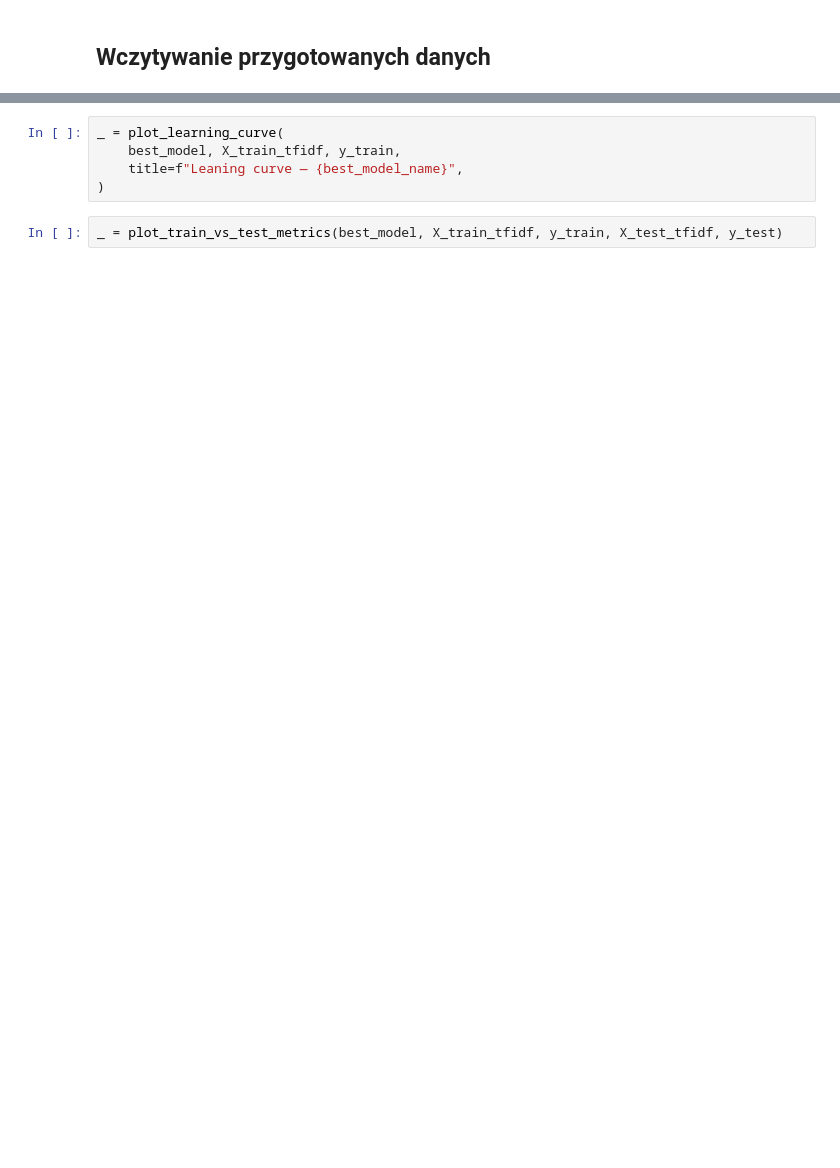
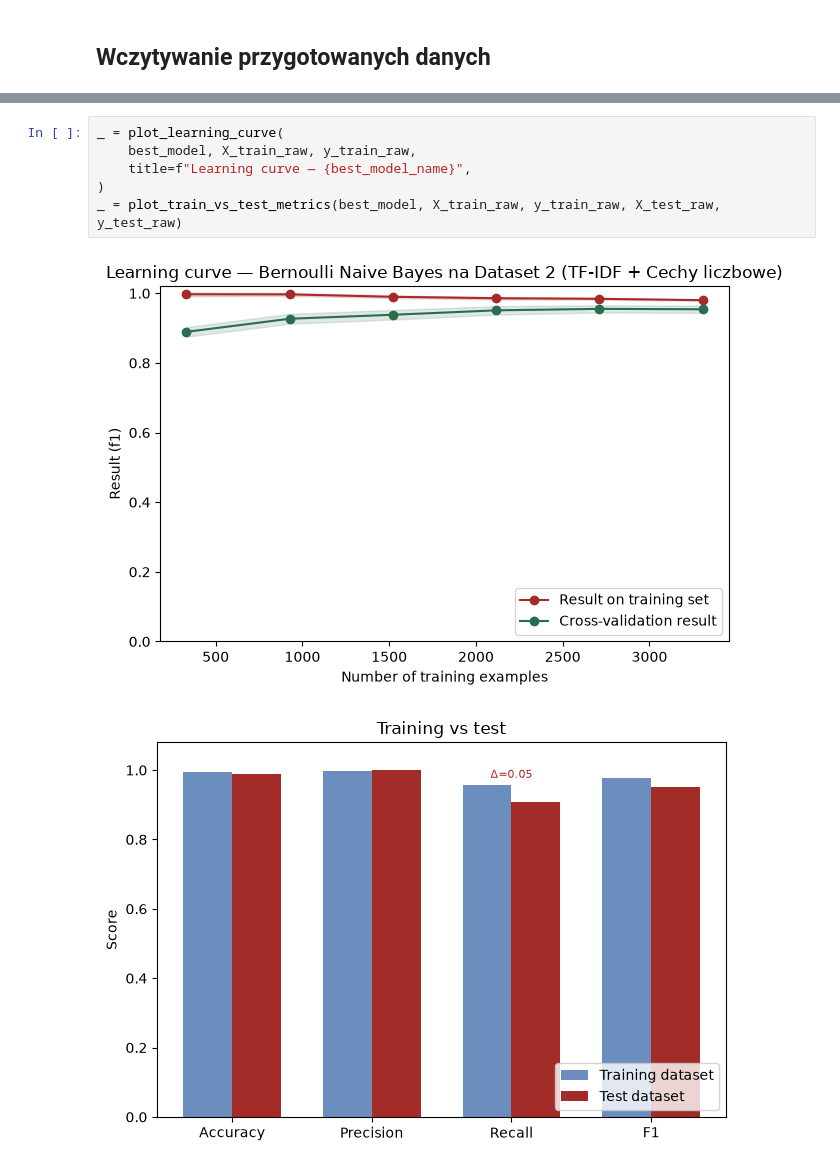
Before and after one commit to moshenetsb/ml-spam-detector, a Jupyter notebook: notebooks/03_model_selection.ipynb, the cells around one changed output, grey strips where cells are left out. Drawn from its saved outputs; the diff is of its cells as text; blank space fills up the shorter version.

```diff
--- a/notebooks/03_model_selection.ipynb
+++ b/notebooks/03_model_selection.ipynb
@@ -369,10 +242,12 @@ fig.tight_layout()
 # %%
 _ = plot_learning_curve(
-    best_model, X_train_tfidf, y_train,
-    title=f"Leaning curve — {best_model_name}",
+    best_model, X_train_raw, y_train_raw,
+    title=f"Learning curve — {best_model_name}",
 )
+_ = plot_train_vs_test_metrics(best_model, X_train_raw, y_train_raw, X_test_raw, y_test_raw)
+# %% [output]
+[figure, added]
+[figure, added]
-# %%
-_ = plot_train_vs_test_metrics(best_model, X_train_tfidf, y_train, X_test_tfidf, y_test)
 # %% [markdown]
 ### Interpretacja — najważniejsze słowa
 
```
Also changed, not shown: parts of 32 cells of this notebook, 11 other files.
